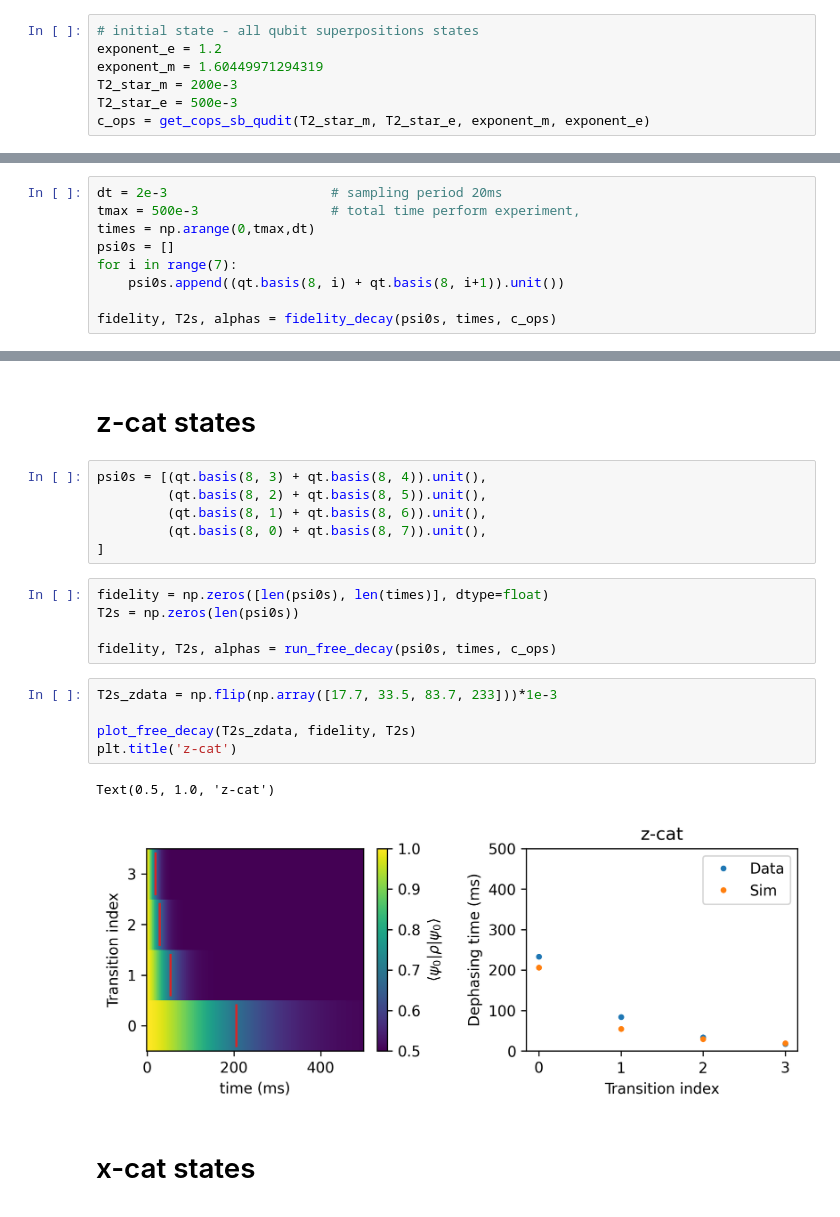
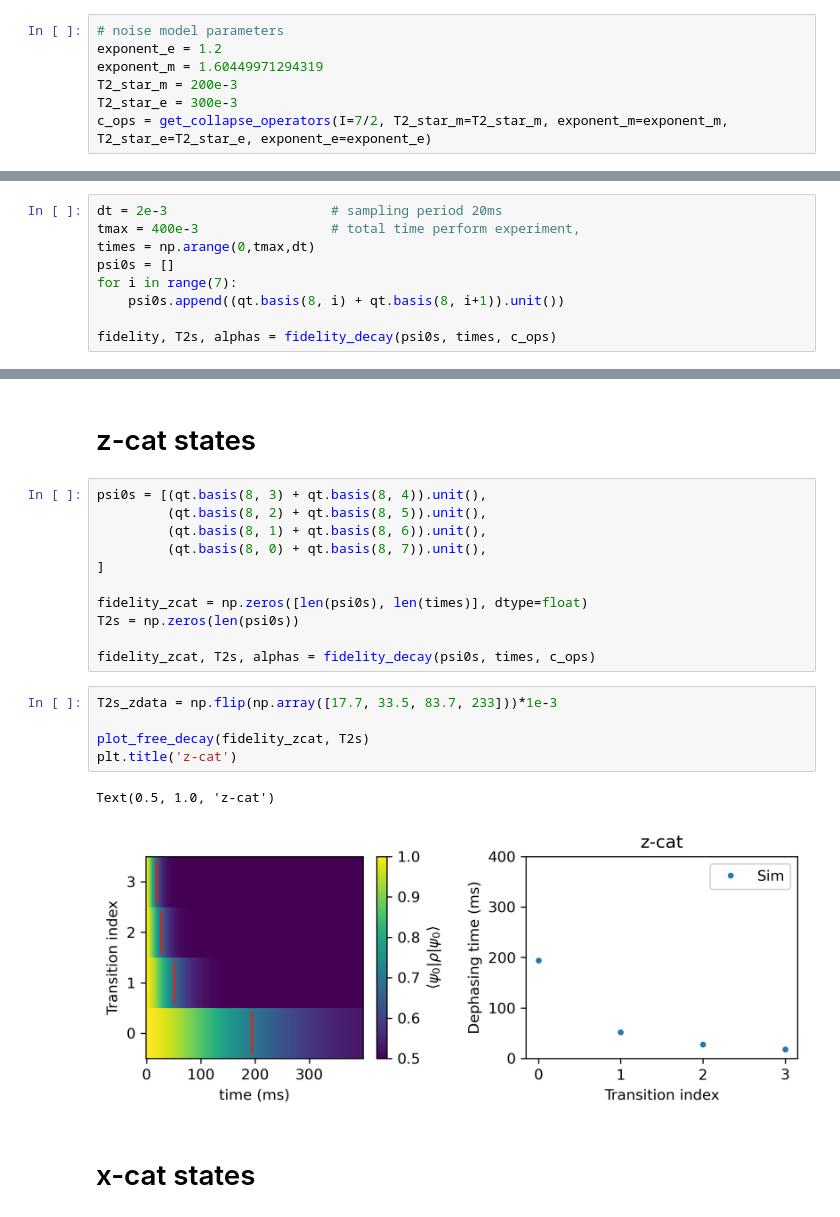
Before and after one commit to arjenvaartjes/Psyduck, a Jupyter notebook: noise model/qudit_dephasing_qutip_model_fit.ipynb, the cells around one changed output, grey strips where cells are left out. Drawn from its saved outputs; the diff is of its cells as text.

Commit message:
Refactored noise cops and bug fix subspace_rotation

```diff
--- a/noise model/qudit_dephasing_qutip_model_fit.ipynb
+++ b/noise model/qudit_dephasing_qutip_model_fit.ipynb
@@ -129,17 +60,17 @@ def plot_free_decay(fidelity, T2s):
     ax[1].set_ylabel('Dephasing time (ms)')
     ax[1].set_xlabel('Transition index')
 # %%
-# initial state - all qubit superpositions states
+# noise model parameters
 exponent_e = 1.2
 exponent_m = 1.60449971294319
 T2_star_m = 200e-3
-T2_star_e = 500e-3
-c_ops = get_cops_sb_qudit(T2_star_m, T2_star_e, exponent_m, exponent_e)
+T2_star_e = 300e-3
+c_ops = get_collapse_operators(I=7/2, T2_star_m=T2_star_m, exponent_m=exponent_m, T2_star_e=T2_star_e, exponent_e=exponent_e)
 # %% [markdown]
 # m=1 ramsey (free decay)
 # %%
 dt = 2e-3                     # sampling period 20ms
-tmax = 500e-3                 # total time perform experiment,
+tmax = 400e-3                 # total time perform experiment,
 times = np.arange(0,tmax,dt)
 psi0s = []
 for i in range(7):
@@ -161,19 +89,19 @@ psi0s = [(qt.basis(8, 3) + qt.basis(8, 4)).unit(),
          (qt.basis(8, 1) + qt.basis(8, 6)).unit(),
          (qt.basis(8, 0) + qt.basis(8, 7)).unit(),
 ]
+
+fidelity_zcat = np.zeros([len(psi0s), len(times)], dtype=float)
+T2s = np.zeros(len(psi0s))
+
+fidelity_zcat, T2s, alphas = fidelity_decay(psi0s, times, c_ops)
-# %%
-fidelity = np.zeros([len(psi0s), len(times)], dtype=float)
-T2s = np.zeros(len(psi0s))
-
-fidelity, T2s, alphas = run_free_decay(psi0s, times, c_ops)
 # %%
 T2s_zdata = np.flip(np.array([17.7, 33.5, 83.7, 233]))*1e-3
 
-plot_free_decay(T2s_zdata, fidelity, T2s)
+plot_free_decay(fidelity_zcat, T2s)
 plt.title('z-cat')
 # %% [output]
 Text(0.5, 1.0, 'z-cat')
-[figure, old version]
+[figure, new version]
 # %% [markdown]
 # x-cat states
 # %%
```
Also changed, not shown: parts of 10 cells of this notebook, 3 other files.
